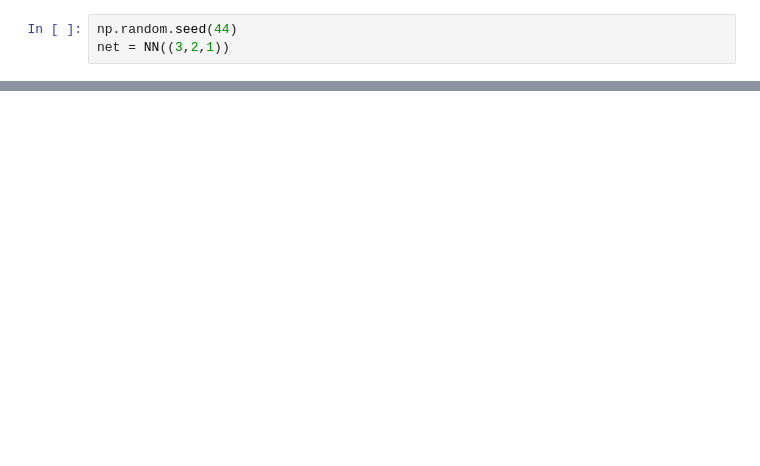
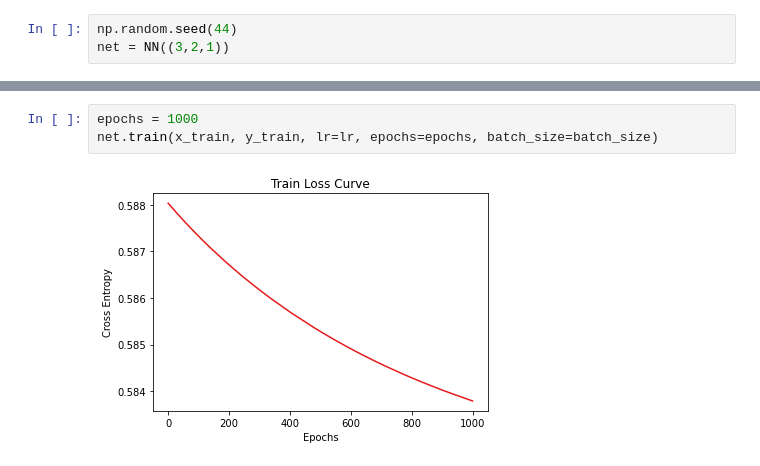
Before and after one commit to wcneill/ml-from-scratch, a Jupyter notebook: neural-networks-deep-learning/nn.ipynb, the cells around one changed output, grey strips where cells are left out. Saved outputs shown, nothing was run; the diff lists cells and outputs as text; blank space fills up the shorter version.

```diff
--- a/neural-networks-deep-learning/nn.ipynb
+++ b/neural-networks-deep-learning/nn.ipynb
@@ -200,0 +190,5 @@ array([[0.82648605, 0.81297299, 0.76626616]])
+# %%
+epochs = 1000
+net.train(x_train, y_train, lr=lr, epochs=epochs, batch_size=batch_size)
+# %% [output]
+[figure, added]
```
Also changed, not shown: parts of 13 cells of this notebook, 1 other file.
